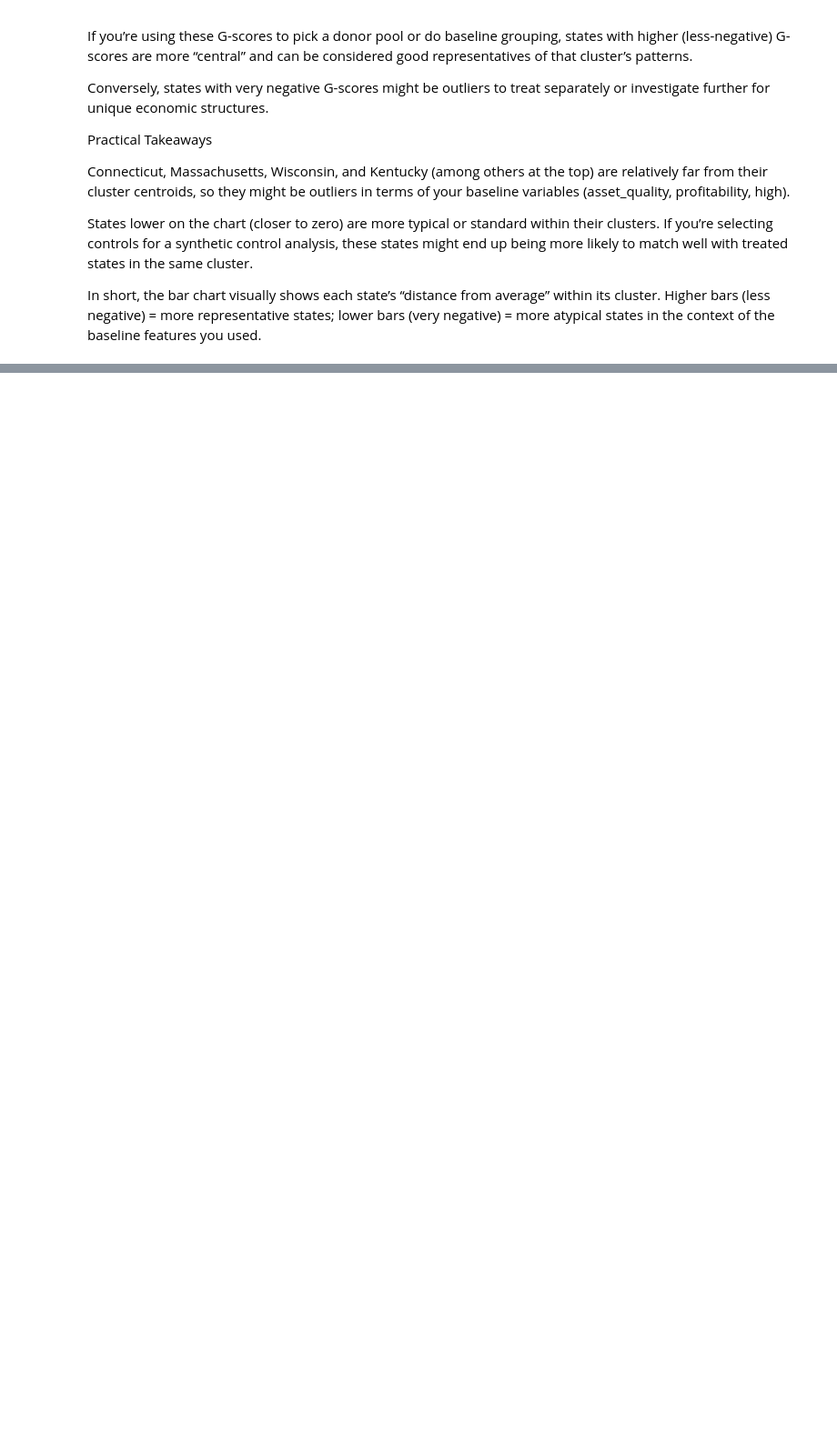
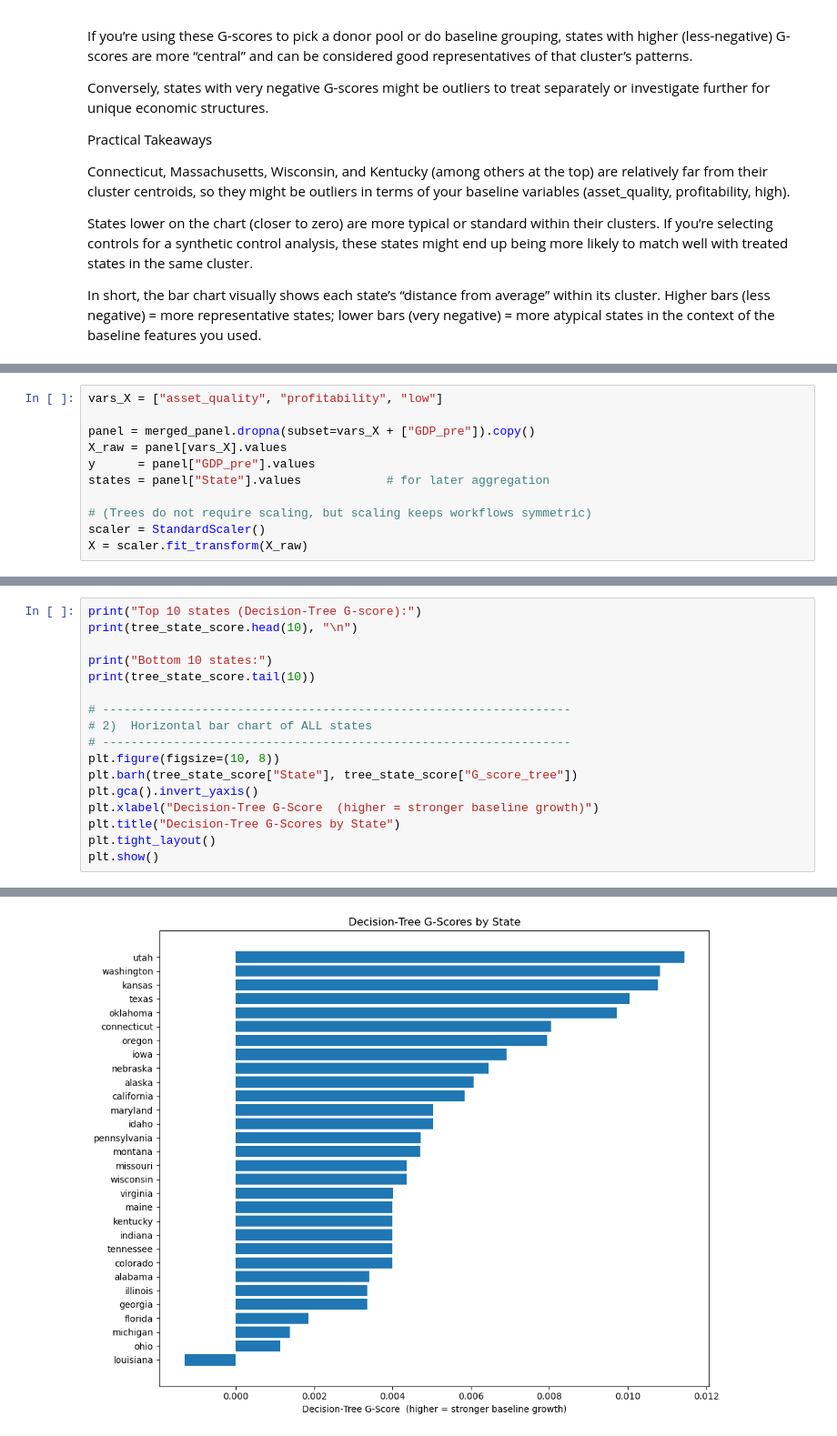
Before and after one commit to DMChakrabarti013/macro_matrics, a Jupyter notebook: G-Selection.ipynb, the cells around one changed output, grey strips where cells are left out. Shown at 91% size. Cells and saved outputs as stored; diff of their text form; blank space fills up the shorter version.

```diff
--- a/G-Selection.ipynb
+++ b/G-Selection.ipynb
@@ -213,0 +596,11 @@ In short, the bar chart visually shows each state’s “distance from average
+# %%
+vars_X = ["asset_quality", "profitability", "low"]
+
+panel = merged_panel.dropna(subset=vars_X + ["GDP_pre"]).copy()
+X_raw = panel[vars_X].values
+y      = panel["GDP_pre"].values
+states = panel["State"].values            # for later aggregation
+
+# (Trees do not require scaling, but scaling keeps workflows symmetric)
+scaler = StandardScaler()
+X = scaler.fit_transform(X_raw)
@@ -213,0 +668,18 @@ In short, the bar chart visually shows each state’s “distance from average
+# %%
+print("Top 10 states (Decision‑Tree G‑score):")
+print(tree_state_score.head(10), "\n")
+
+print("Bottom 10 states:")
+print(tree_state_score.tail(10))
+
+# ------------------------------------------------------------------
+# 2)  Horizontal bar chart of ALL states
+# ------------------------------------------------------------------
+plt.figure(figsize=(10, 8))
+plt.barh(tree_state_score["State"], tree_state_score["G_score_tree"])
+plt.gca().invert_yaxis()
+plt.xlabel("Decision‑Tree G‑Score  (higher = stronger baseline growth)")
+plt.title("Decision‑Tree G‑Scores by State")
+plt.tight_layout()
+plt.show()
+# %% [output]
@@ -213,0 +703 @@ In short, the bar chart visually shows each state’s “distance from average
+[figure, added]
```
Also changed, not shown: parts of 77 cells of this notebook, 1 other file.
